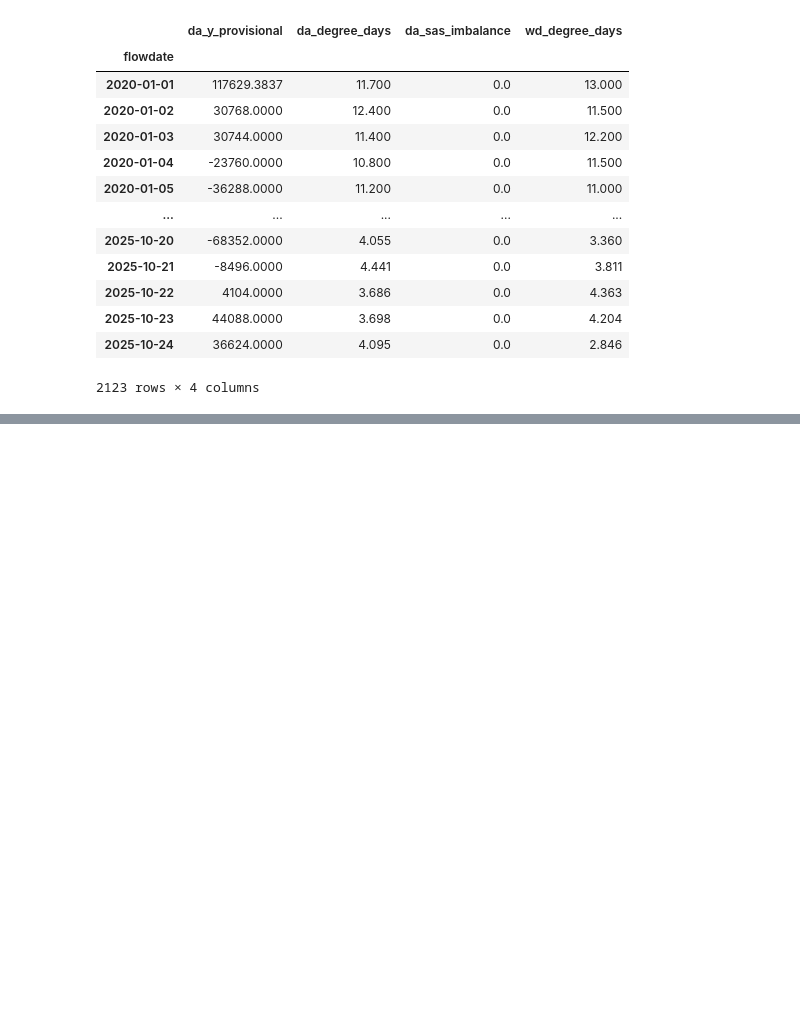
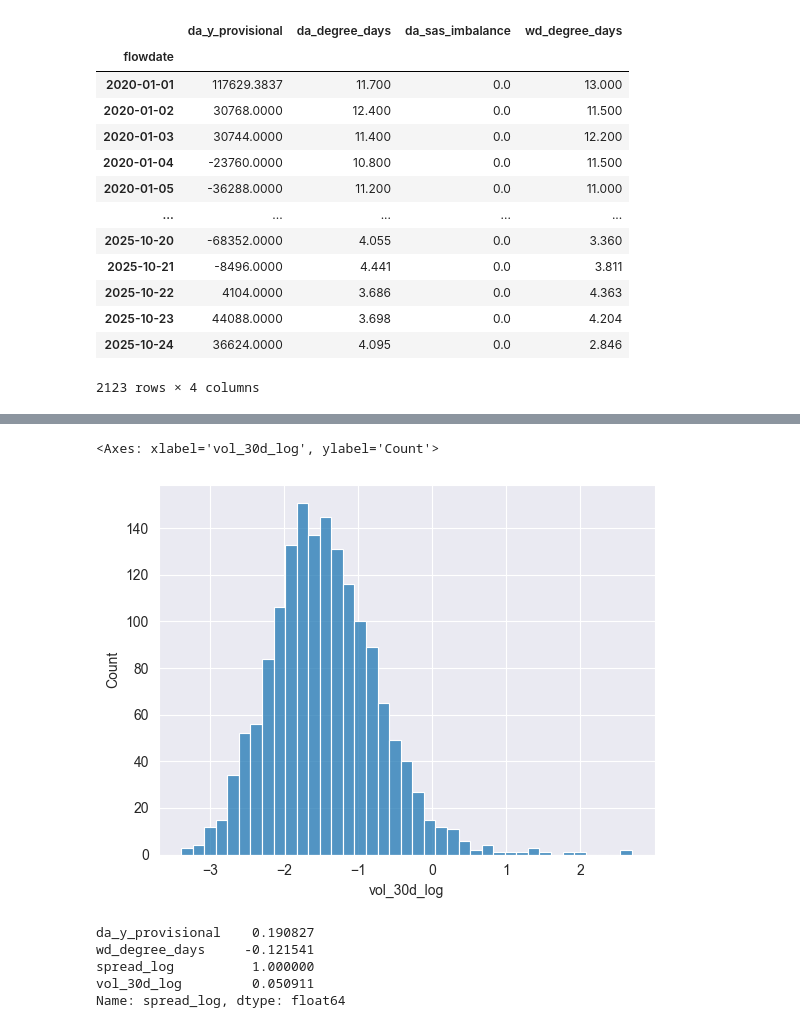
Before and after one commit to earlofpudding/gme-eda, a Jupyter notebook: notebooks/exploratory/20251022_GME_vol.ipynb, the cells around one changed output, grey strips where cells are left out. Saved outputs shown, nothing was run; the diff lists cells and outputs as text; code cells hidden in the pictures; blank space fills up the shorter version.

```diff
--- a/notebooks/exploratory/20251022_GME_vol.ipynb
+++ b/notebooks/exploratory/20251022_GME_vol.ipynb
@@ -318,0 +323,14 @@ sns.heatmap(snam_filtered_joined.corr(), annot=True)
+# %%
+sns.histplot(snam_filtered_joined, x="vol_30d_log")
+# %% [output]
+<Axes: xlabel='vol_30d_log', ylabel='Count'>
+[figure, added]
+# %%
+snam_filtered_joined_corr = snam_filtered_joined.corr()
+snam_filtered_joined_corr["spread_log"]
+# %% [output]
+da_y_provisional    0.190827
+wd_degree_days     -0.121541
+spread_log          1.000000
+vol_30d_log         0.050911
+Name: spread_log, dtype: float64
```
Also changed, not shown: parts of 16 cells of this notebook.
